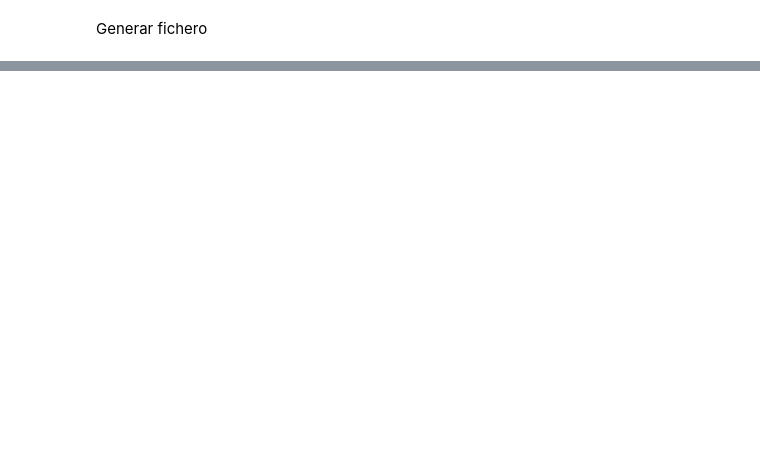
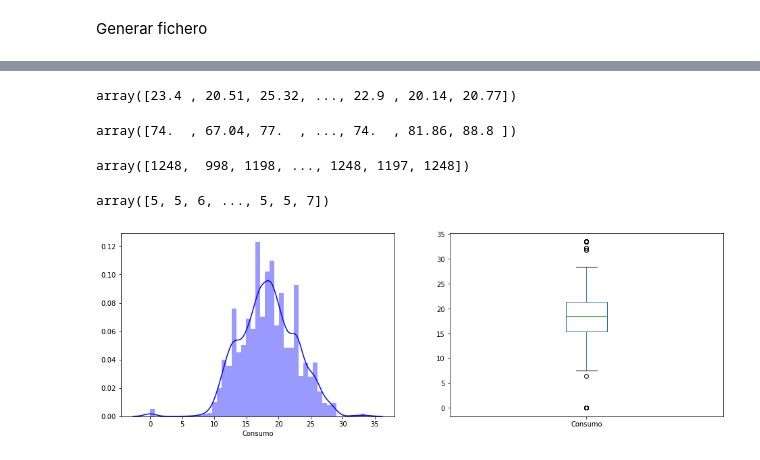
Before and after one commit to daviduster/used-car-price-prediction, a Jupyter notebook: notebooks/vanilla.ipynb, the cells around one changed output, grey strips where cells are left out. Drawn from its saved outputs; the diff is of its cells as text; code cells hidden in the pictures; blank space fills up the shorter version.

```diff
--- a/notebooks/vanilla.ipynb
+++ b/notebooks/vanilla.ipynb
@@ -500,0 +229,8 @@ df_result.head()
+# %%
+car_train_2 = car_train.copy()
+car_test_2 = car_test.copy()
+# %%
+#since the discount column is missing in both train and test set lets remove that column
+car_train_2=car_train_2.drop('Descuento',axis=1)
+# %%
+car_train_2 = car_train_2.dropna()
@@ -500,0 +267,32 @@ df_result.head()
+# %%
+car_train_2['Consumo']=car_train_2.Consumo.astype(str).str.partition()[0].astype('float')
+car_train_2['Motor_CC']=car_train_2.Motor_CC.astype(str).str.partition()[0].astype('int')
+car_train_2['Potencia']=car_train_2.Potencia.astype(str).str.partition()[0].astype('float')
+car_train_2['Asientos']=car_train_2.Asientos.astype('int')
+# %%
+car_train_2.Consumo.values
+# %% [output]
+array([23.4 , 20.51, 25.32, ..., 22.9 , 20.14, 20.77])
+# %%
+car_train_2.Potencia.values
+# %% [output]
+array([74.  , 67.04, 77.  , ..., 74.  , 81.86, 88.8 ])
+# %%
+car_train_2.Motor_CC.values
+# %% [output]
+array([1248,  998, 1198, ..., 1248, 1197, 1248])
+# %%
+car_train_2.Asientos.values
+# %% [output]
+array([5, 5, 6, ..., 5, 5, 7])
+# %%
+# Consumo
+plt.subplot(121)
+sns.distplot(car_train_2['Consumo'],color="b");
+
+plt.subplot(122)
+car_train_2['Consumo'].plot.box(figsize=(16,5))
+
+plt.show()
+# %% [output]
+[figure, added]
```
Also changed, not shown: parts of 148 cells of this notebook, 1 other file.
